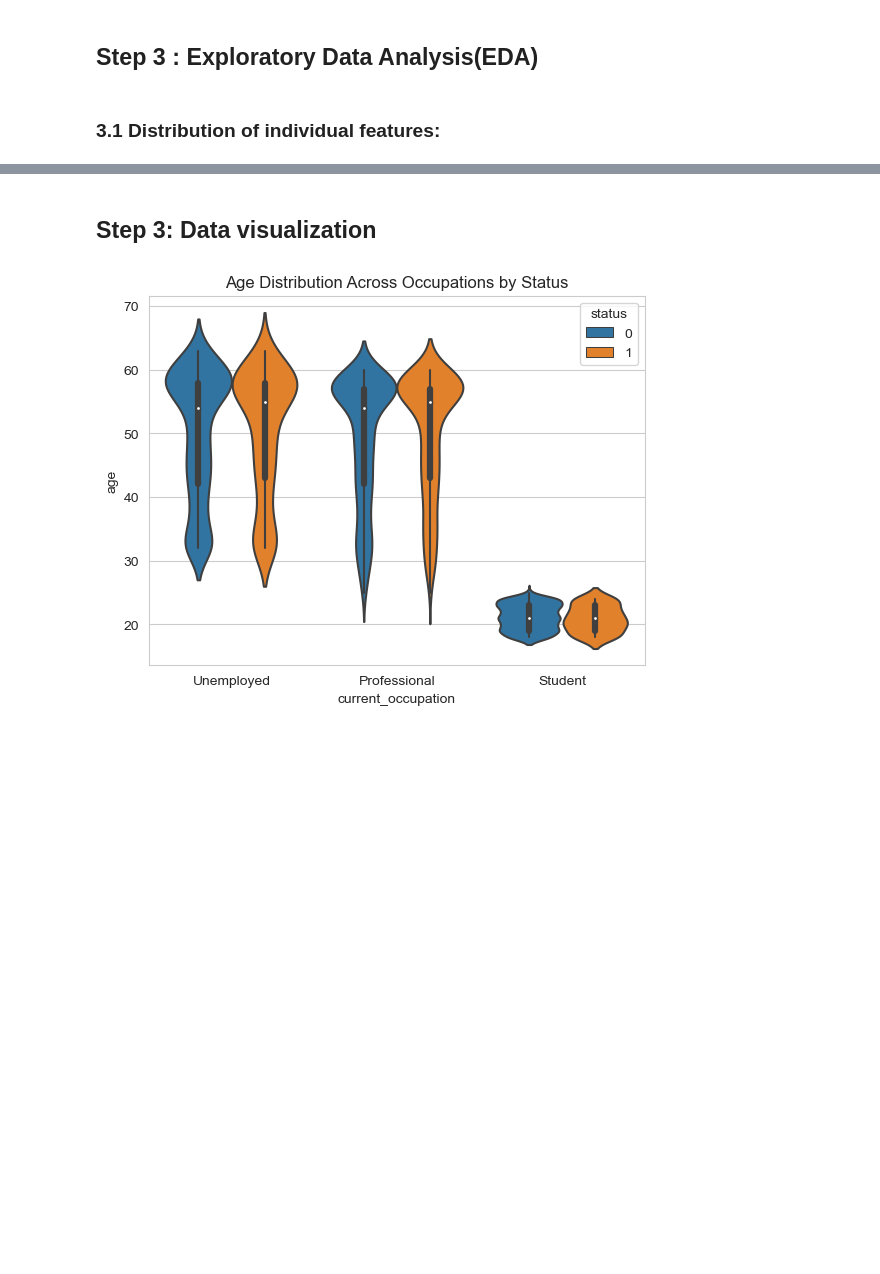
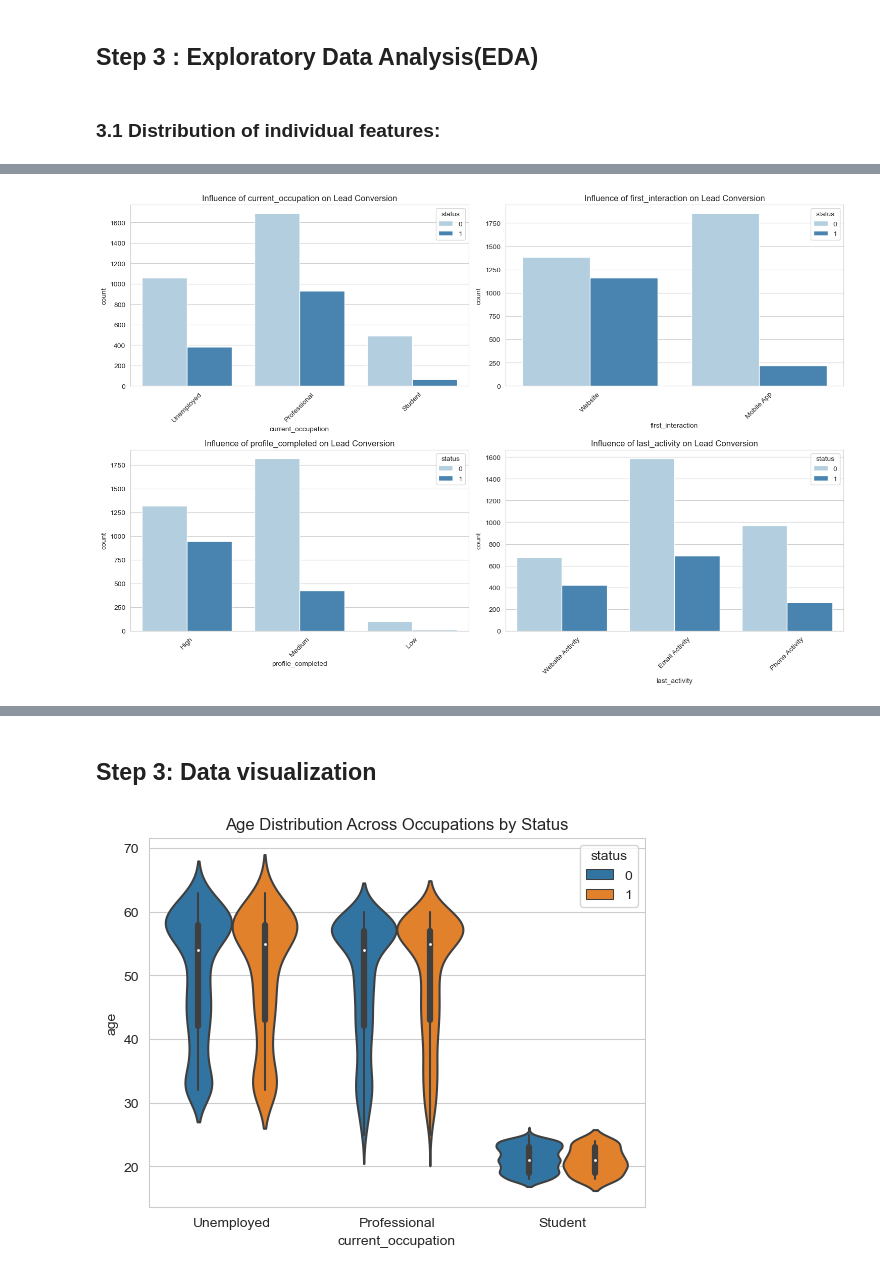
Before and after one commit to Xipilscode/Customer_Churn_ML-Predictive_Analytics, a Jupyter notebook: customer_growth.ipynb, the cells around one changed output, grey strips where cells are left out. Saved outputs shown, nothing was run; the diff lists cells and outputs as text; code cells hidden in the pictures; blank space fills up the shorter version.

```diff
--- a/customer_growth.ipynb
+++ b/customer_growth.ipynb
@@ -240,0 +293,19 @@ plt.show()
+# %%
+# Create count plots to identify which categories have a higher likelihood of converting to paid customers.
+plt.figure(figsize=(15, 10))
+for i, var in enumerate(['current_occupation', 'first_interaction', 'profile_completed','last_activity']):
+    plt.subplot(2, 2, i + 1)
+    sns.countplot(x=var, hue='status', data=df, palette="Blues")
+    plt.title(f'Influence of {var} on Lead Conversion')
+    plt.xticks(rotation=45)
+
+# Adjust layout to prevent overlapping
+plt.tight_layout()
+
+# Save plots
+plt.savefig('images/lead_conversion_influence.png',  dpi=300)
+
+# Show plots
+plt.show()
+# %% [output]
+[figure, added]
```
Also changed, not shown: parts of 12 cells of this notebook, 4 other files.
